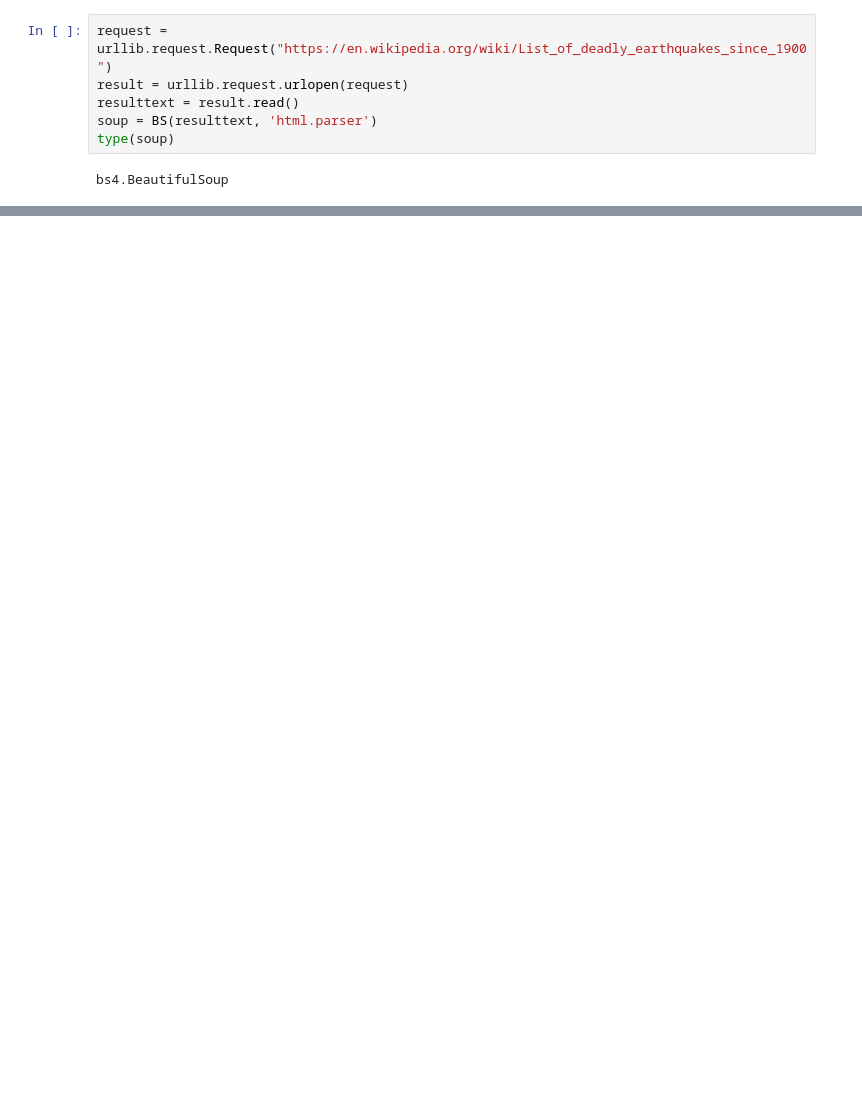
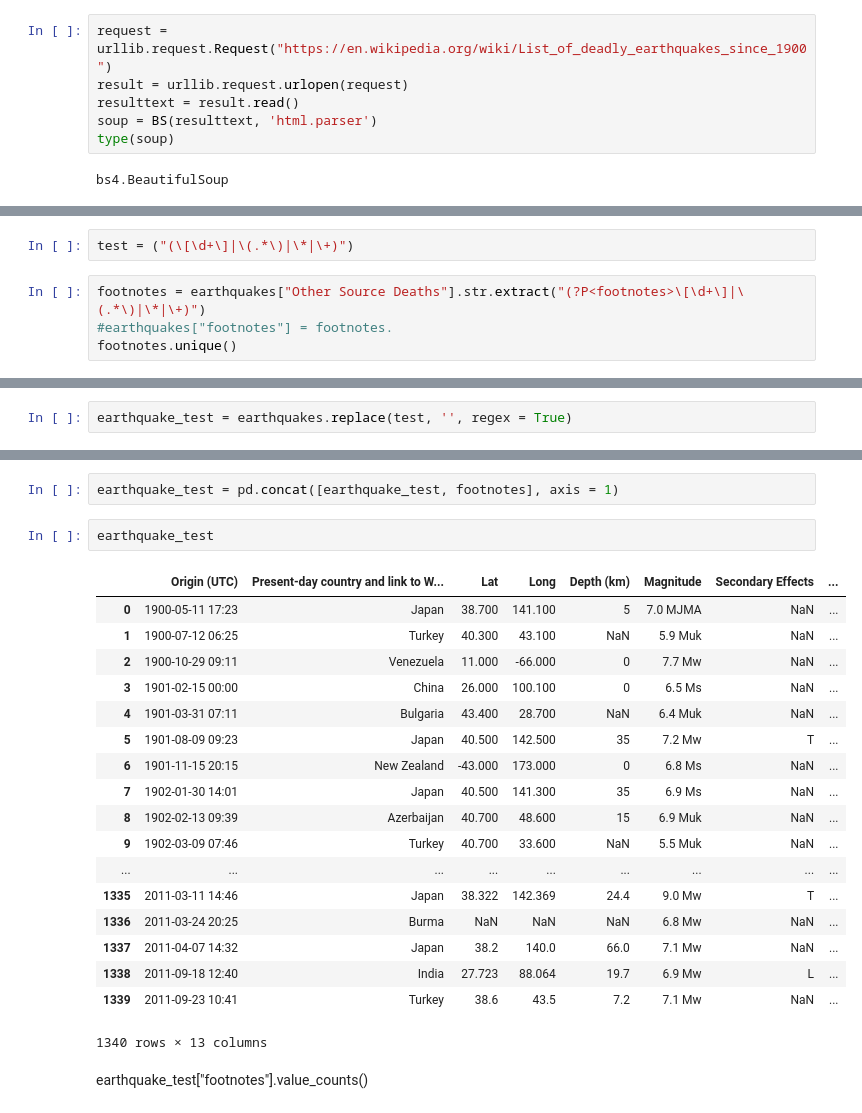
Before and after one commit to smitamisra/StrikingRobo_Earthquakes, a Jupyter notebook: MR_DQ3.ipynb, the cells around one changed output, grey strips where cells are left out. Drawn from its saved outputs; the diff is of its cells as text; blank space fills up the shorter version.

Commit message:
Converted web scrape into df. replaced empty string with nan. moved footnotes into new column

```diff
--- a/MR_DQ3.ipynb
+++ b/MR_DQ3.ipynb
@@ -39,0 +133,6 @@ SyntaxError: invalid syntax (<ipython-input-33-69ff4a2023ac>, line 1)
+# %%
+test = ("(\[\d+\]|\(.*\)|\*|\+)")
+# %%
+footnotes = earthquakes["Other Source Deaths"].str.extract("(?P<footnotes>\[\d+\]|\(.*\)|\*|\+)")
+#earthquakes["footnotes"] = footnotes.
+footnotes.unique()
@@ -39,0 +142,2 @@ SyntaxError: invalid syntax (<ipython-input-33-69ff4a2023ac>, line 1)
+# %%
+earthquake_test = earthquakes.replace(test, '', regex = True)
@@ -39,0 +164,25 @@ SyntaxError: invalid syntax (<ipython-input-33-69ff4a2023ac>, line 1)
+# %%
+earthquake_test = pd.concat([earthquake_test, footnotes], axis = 1)
+# %%
+earthquake_test
+# %% [output]
+|  | Origin (UTC) | Present-day country and link to W... | Lat | Long | Depth (km) | Magnitude | Secondary Effects | ... |
+| 0 | 1900-05-11 17:23 | Japan | 38.700 | 141.100 | 5 | 7.0 MJMA | NaN | ... |
+| 1 | 1900-07-12 06:25 | Turkey | 40.300 | 43.100 | NaN | 5.9 Muk | NaN | ... |
+| 2 | 1900-10-29 09:11 | Venezuela | 11.000 | -66.000 | 0 | 7.7 Mw | NaN | ... |
+| 3 | 1901-02-15 00:00 | China | 26.000 | 100.100 | 0 | 6.5 Ms | NaN | ... |
+| 4 | 1901-03-31 07:11 | Bulgaria | 43.400 | 28.700 | NaN | 6.4 Muk | NaN | ... |
+| 5 | 1901-08-09 09:23 | Japan | 40.500 | 142.500 | 35 | 7.2 Mw | T | ... |
+| 6 | 1901-11-15 20:15 | New Zealand | -43.000 | 173.000 | 0 | 6.8 Ms | NaN | ... |
+| 7 | 1902-01-30 14:01 | Japan | 40.500 | 141.300 | 35 | 6.9 Ms | NaN | ... |
+| 8 | 1902-02-13 09:39 | Azerbaijan | 40.700 | 48.600 | 15 | 6.9 Muk | NaN | ... |
+| 9 | 1902-03-09 07:46 | Turkey | 40.700 | 33.600 | NaN | 5.5 Muk | NaN | ... |
+| ... | ... | ... | ... | ... | ... | ... | ... | ... |
+| 1335 | 2011-03-11 14:46 | Japan | 38.322 | 142.369 | 24.4 | 9.0 Mw | T | ... |
+| 1336 | 2011-03-24 20:25 | Burma | NaN | NaN | NaN | 6.8 Mw | NaN | ... |
+| 1337 | 2011-04-07 14:32 | Japan | 38.2 | 140.0 | 66.0 | 7.1 Mw | NaN | ... |
+| 1338 | 2011-09-18 12:40 | India | 27.723 | 88.064 | 19.7 | 6.9 Mw | L | ... |
+| 1339 | 2011-09-23 10:41 | Turkey | 38.6 | 43.5 | 7.2 | 7.1 Mw | NaN | ... |
+1340 rows × 13 columns
+# %% [markdown]
+earthquake_test["footnotes"].value_counts()
```
Also changed, not shown: parts of 19 cells of this notebook.
